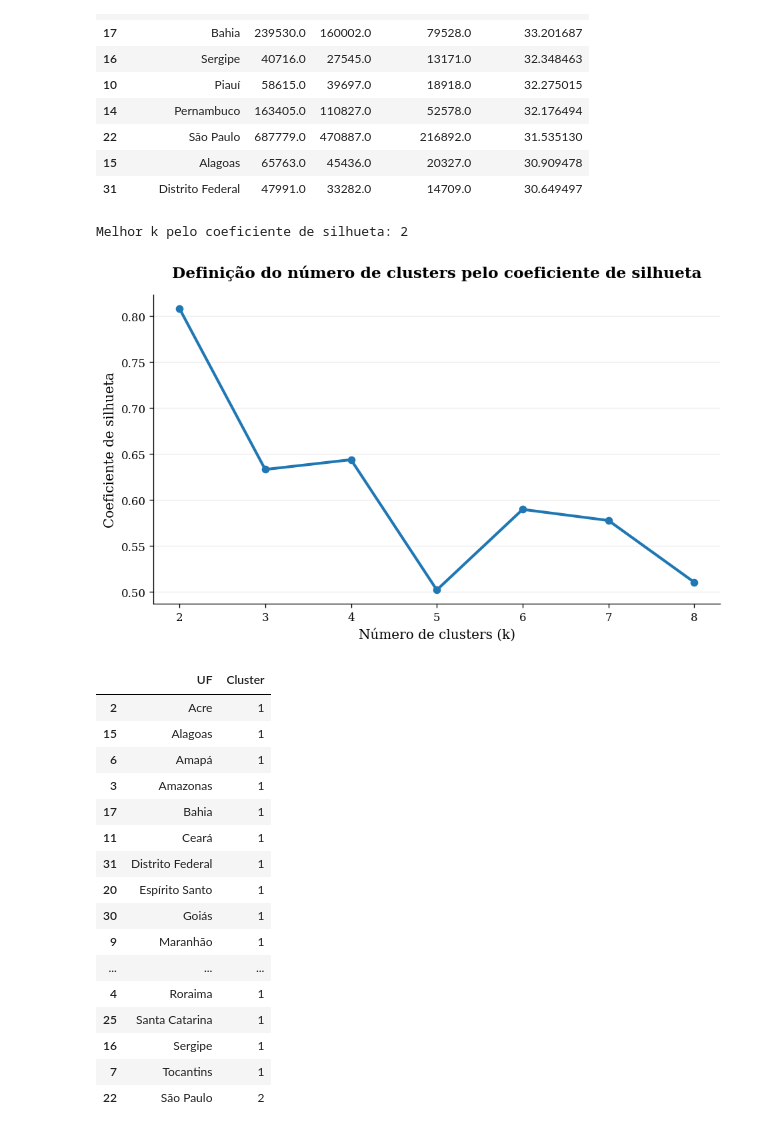
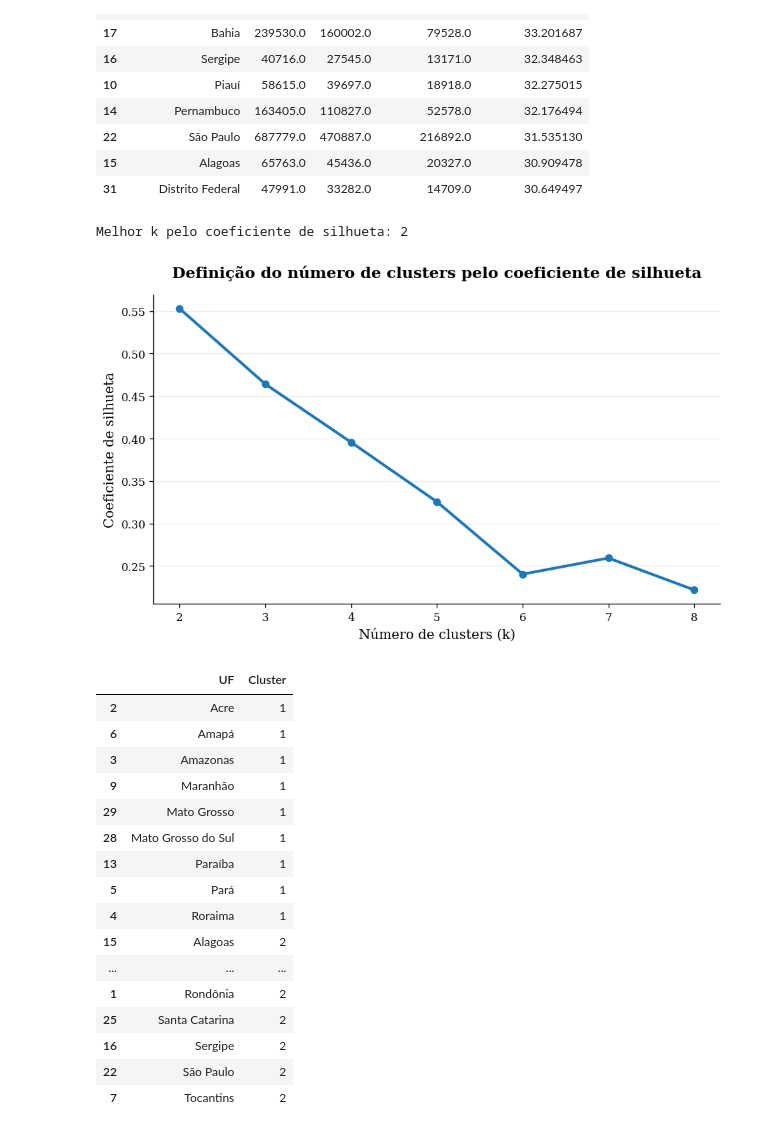
Before and after one commit to nataliathomazelliferreira/mineracao_dados_natalidade, a Jupyter notebook: notebooks/analise_brasil_clusterizacao.ipynb, the cells around one changed output. Cells and saved outputs as stored; diff of their text form; code cells hidden in the pictures.

```diff
--- a/notebooks/analise_brasil_clusterizacao.ipynb
+++ b/notebooks/analise_brasil_clusterizacao.ipynb
@@ -61,26 +23,14 @@ def salvar_tabela_como_imagem(df, nome_arquivo, titulo=None, largura=12, altura=
 # %%
 def ler_datasus(caminho):
-    """
-    Lê arquivos CSV exportados do TABNET/DATASUS.
-    Os arquivos possuem três linhas iniciais de descrição antes do cabeçalho real.
-    """
-    df = pd.read_csv(
-        caminho,
-        sep=";",
-        encoding="latin1",
-        skiprows=3,
-        dtype=str
-    )
+    df = pd.read_csv(caminho, sep=";", encoding="latin1", skiprows=3, dtype=str)
     df = df.dropna(how="all")
     df = df.loc[:, ~df.columns.str.contains("^Unnamed")]
     return df
 
 def limpar_nome_uf(valor):
-    """Remove os pontos usados pelo TABNET para indicar UF dentro de região."""
     return str(valor).replace("..", "").strip()
 
 def converter_colunas_numericas(df, colunas):
-    """Converte colunas de texto do DATASUS para valores numéricos."""
     for col in colunas:
         df[col] = (
             df[col]
@@ -91,6 +41,3 @@ def converter_colunas_numericas(df, colunas):
         )
         df[col] = pd.to_numeric(df[col], errors="coerce")
     return df
-
-nasc = ler_datasus(ARQ_NASCIMENTOS)
-nasc.head()
@@ -187,47 +118,43 @@ ranking_queda.sort_values("Queda_percentual", ascending=False).head(10)
 | 15 | Alagoas | 65763.0 | 45436.0 | 20327.0 | 30.909478 |
 | 31 | Distrito Federal | 47991.0 | 33282.0 | 14709.0 | 30.649497 |
 # %%
-X = nasc_uf[anos].copy()
+X = nasc_uf[anos].div(nasc_uf["2000"], axis=0) * 100
 
-# Normalização: necessária porque K-Means é baseado em distância.
 scaler = StandardScaler()
 X_scaled = scaler.fit_transform(X)
 
 valores_k = range(2, 9)
 silhuetas = []
 
 for k in valores_k:
     modelo = KMeans(n_clusters=k, random_state=42, n_init=50)
     labels = modelo.fit_predict(X_scaled)
     silhuetas.append(silhouette_score(X_scaled, labels))
 
 silhueta_df = pd.DataFrame({"k": list(valores_k), "Silhueta": silhuetas})
-silhueta_df.to_csv(TABELAS / "silhueta_kmeans_uf_2000_2024.csv", index=False, encoding="utf-8-sig")
+melhor_k = int(silhueta_df.loc[silhueta_df["Silhueta"].idxmax(), "k"])
 
-melhor_k = int(silhueta_df.loc[silhueta_df["Silhueta"].idxmax(), "k"])
 print("Melhor k pelo coeficiente de silhueta:", melhor_k)
 
 plt.figure(figsize=(8, 5))
 plt.plot(silhueta_df["k"], silhueta_df["Silhueta"], marker="o", linewidth=2.5)
 plt.title("Definição do número de clusters pelo coeficiente de silhueta", fontsize=14, weight="bold", pad=15)
 plt.xlabel("Número de clusters (k)", fontsize=12)
 plt.ylabel("Coeficiente de silhueta", fontsize=12)
 plt.grid(axis="y", alpha=0.25)
 plt.tight_layout()
-plt.savefig(FIGURAS / "05_silhueta_kmeans_uf_2000_2024.png", bbox_inches="tight")
 plt.show()
 # %% [output]
 Melhor k pelo coeficiente de silhueta: 2
-[figure, old version]
+[figure, new version]
 # %%
 kmeans = KMeans(n_clusters=melhor_k, random_state=42, n_init=50)
 nasc_uf["Cluster"] = kmeans.fit_predict(X_scaled)
 
-# Ordena os clusters pela queda média para facilitar interpretação.
-tmp = nasc_uf.copy()
-tmp["Queda_percentual"] = ((tmp["2000"] - tmp["2024"]) / tmp["2000"]) * 100
+nasc_uf["Queda_percentual"] = ((nasc_uf["2000"] - nasc_uf["2024"]) / nasc_uf["2000"]) * 100
+
 ordem_clusters = (
-    tmp.groupby("Cluster")["Queda_percentual"]
+    nasc_uf.groupby("Cluster")["Queda_percentual"]
     .mean()
     .sort_values()
     .index
@@ -238,27 +165,25 @@ mapa_clusters = {cluster_antigo: i + 1 for i, cluster_antigo in enumerate(ordem_
 nasc_uf["Cluster"] = nasc_uf["Cluster"].map(mapa_clusters)
 
 resultado_clusters = nasc_uf[["UF", "Cluster"] + anos].copy()
-resultado_clusters.to_csv(TABELAS / "estados_por_cluster_2000_2024.csv", index=False, encoding="utf-8-sig")
-
 resultado_clusters[["UF", "Cluster"]].sort_values(["Cluster", "UF"])
 # %% [output]
 |  | UF | Cluster |
 | 2 | Acre | 1 |
-| 15 | Alagoas | 1 |
 | 6 | Amapá | 1 |
 | 3 | Amazonas | 1 |
-| 17 | Bahia | 1 |
-| 11 | Ceará | 1 |
-| 31 | Distrito Federal | 1 |
-| 20 | Espírito Santo | 1 |
-| 30 | Goiás | 1 |
 | 9 | Maranhão | 1 |
+| 29 | Mato Grosso | 1 |
+| 28 | Mato Grosso do Sul | 1 |
+| 13 | Paraíba | 1 |
+| 5 | Pará | 1 |
+| 4 | Roraima | 1 |
+| 15 | Alagoas | 2 |
 | ... | ... | ... |
-| 4 | Roraima | 1 |
-| 25 | Santa Catarina | 1 |
-| 16 | Sergipe | 1 |
-| 7 | Tocantins | 1 |
+| 1 | Rondônia | 2 |
+| 25 | Santa Catarina | 2 |
+| 16 | Sergipe | 2 |
 | 22 | São Paulo | 2 |
+| 7 | Tocantins | 2 |
 # %%
 tabela_estados_cluster = (
     resultado_clusters[["UF", "Cluster"]]
```
Also changed, not shown: parts of 13 cells of this notebook, 2 other files.
